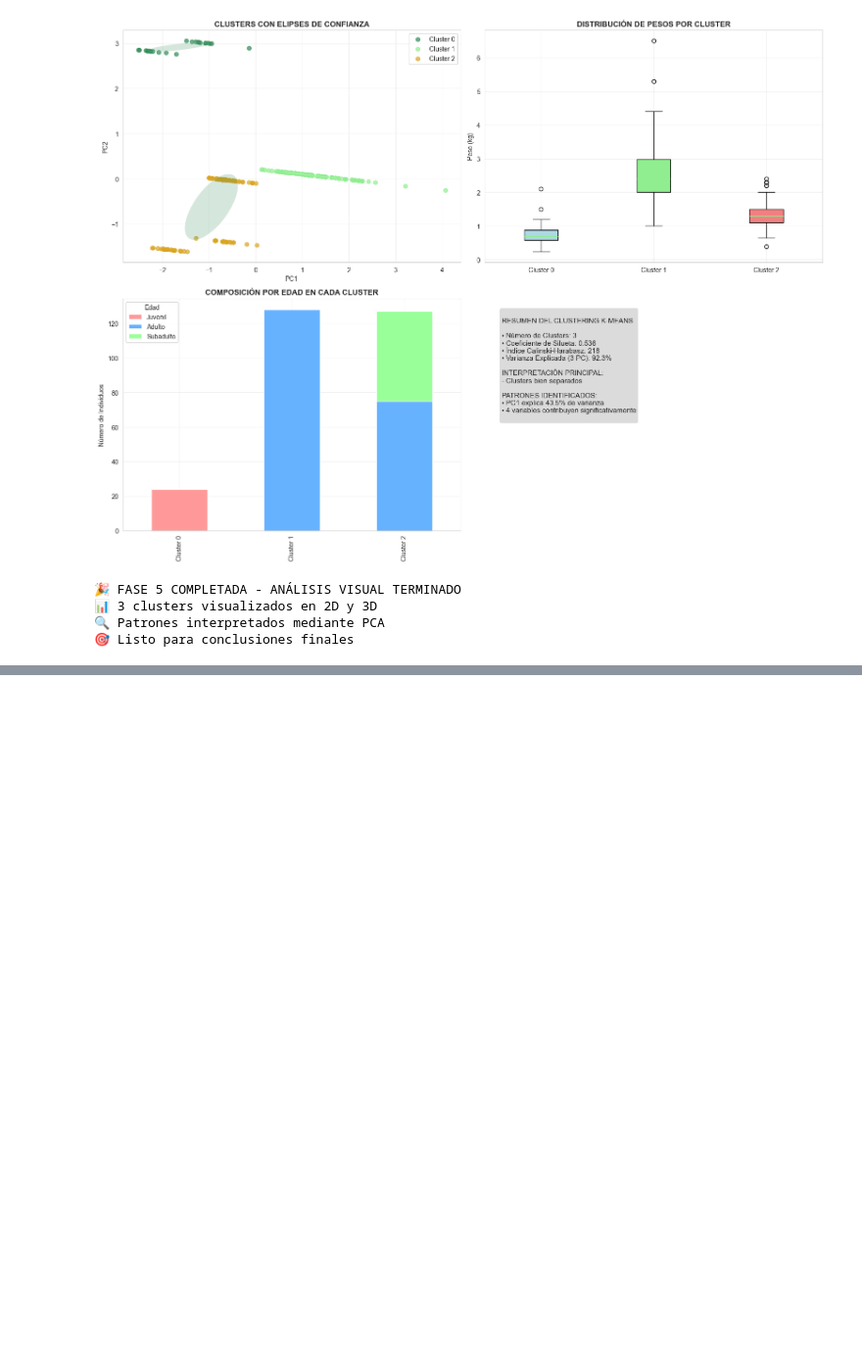
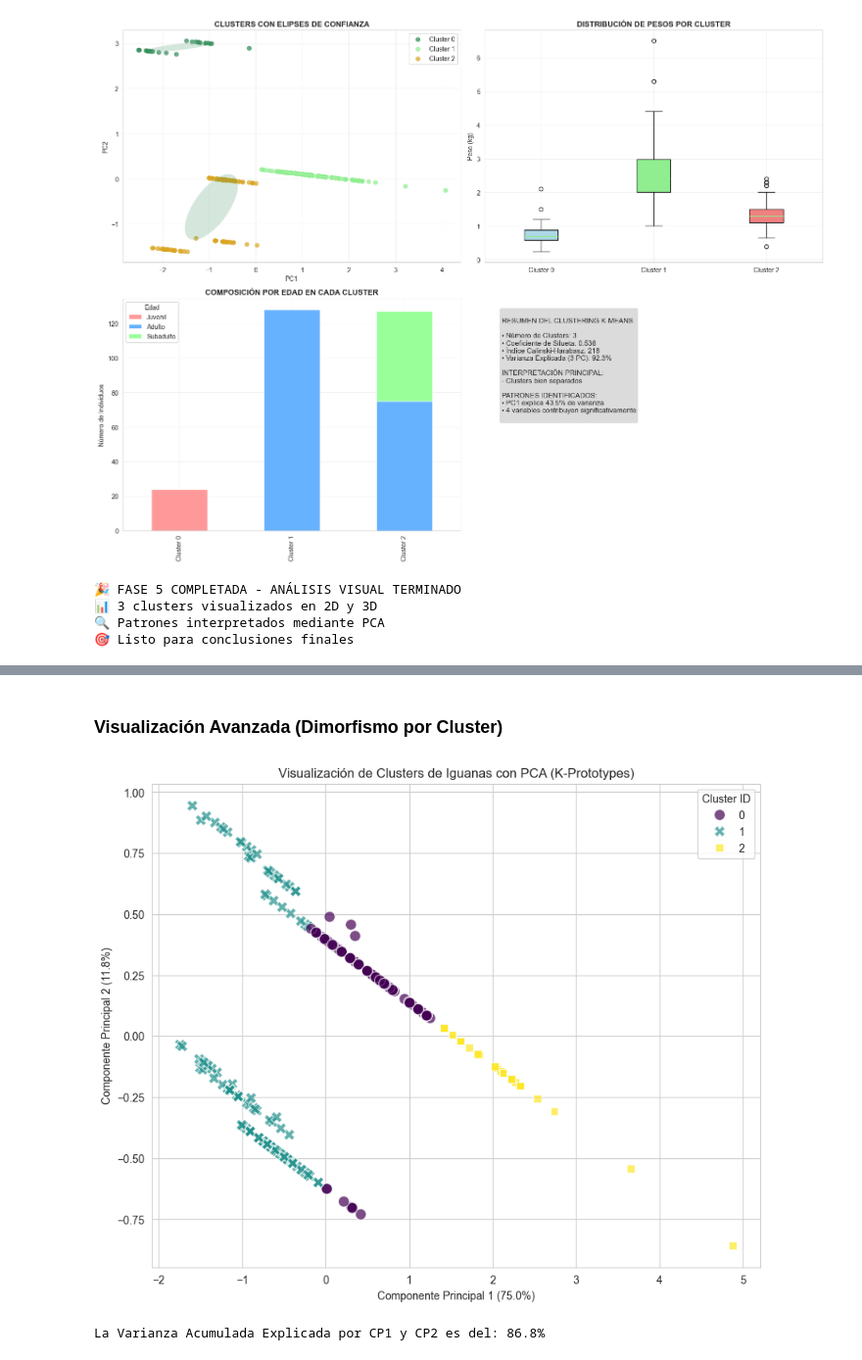
Before and after one commit to Marbinseca/Iguanas, a Jupyter notebook: especies.ipynb, the cells around one changed output, grey strips where cells are left out. Shown at 98% size. Cells and saved outputs as stored; diff of their text form; code cells hidden in the pictures; blank space fills up the shorter version.

```diff
--- a/especies.ipynb
+++ b/especies.ipynb
@@ -2778,0 +2898,54 @@ La verdadera magia no está en los algoritmos, sino en lo que nos revelan sobre
+# %% [markdown]
+### Visualización Avanzada (Dimorfismo por Cluster)
+# %%
+from sklearn.decomposition import PCA
+
+# 1. Preparar los datos para PCA
+# PCA solo puede trabajar con datos numéricos.
+# Reintroduciremos las variables categóricas como dummies (One-Hot Encoding)
+# para que contribuyan a la varianza total, tal como en tu notebook original.
+
+# Conjunto de datos final con peso escalado
+data_final = data_kproto[['Peso_Kg_Scaled', 'Sexo', 'Edad', 'Cluster_KProto']].copy()
+
+# Crear variables dummy para Sexo y Edad
+data_pca = pd.get_dummies(data_final.drop(columns=['Cluster_KProto']), drop_first=True)
+
+# 2. Aplicar PCA (Reducción a 2 Componentes)
+pca = PCA(n_components=2)
+# Ajustar PCA con el 100% de la data (todas las variables transformadas)
+pca.fit(data_pca)
+pca_features = pca.transform(data_pca)
+
+# 3. Crear el DataFrame de los resultados de PCA
+pca_df = pd.DataFrame(data=pca_features,
+                      columns=['Principal Component 1', 'Principal Component 2'])
+
+# 4. Asignar la columna de Cluster al DataFrame de PCA
+pca_df['Cluster'] = data_final['Cluster_KProto'].values
+
+# 5. Visualizar los Clusters en el espacio 2D
+plt.figure(figsize=(10, 8))
+sns.scatterplot(
+    x='Principal Component 1',
+    y='Principal Component 2',
+    hue='Cluster',
+    data=pca_df,
+    palette='viridis',
+    s=100,
+    alpha=0.7,
+    style='Cluster',
+    legend='full'
+)
+plt.title('Visualización de Clusters de Iguanas con PCA (K-Prototypes)')
+plt.xlabel(f'Componente Principal 1 ({pca.explained_variance_ratio_[0]*100:.1f}%)')
+plt.ylabel(f'Componente Principal 2 ({pca.explained_variance_ratio_[1]*100:.1f}%)')
+plt.legend(title='Cluster ID')
+plt.show()
+
+# 6. Reportar la Varianza Explicada
+varianza_acumulada = pca.explained_variance_ratio_.sum() * 100
+print(f"\nLa Varianza Acumulada Explicada por CP1 y CP2 es del: {varianza_acumulada:.1f}%")
+# %% [output]
+[figure, added]
+La Varianza Acumulada Explicada por CP1 y CP2 es del: 86.8%
```
Also changed, not shown: parts of 22 cells of this notebook, 1 other file.
